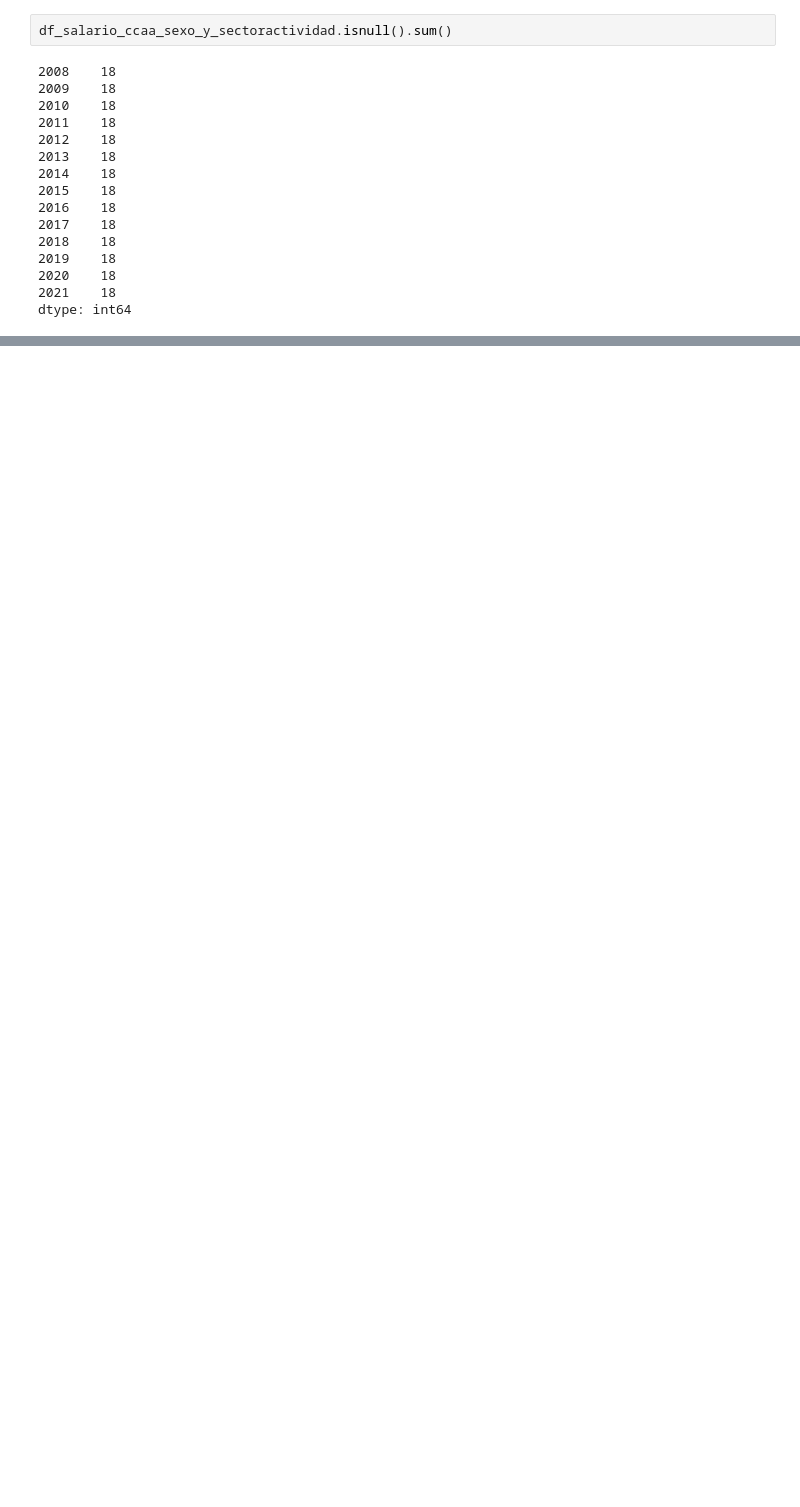
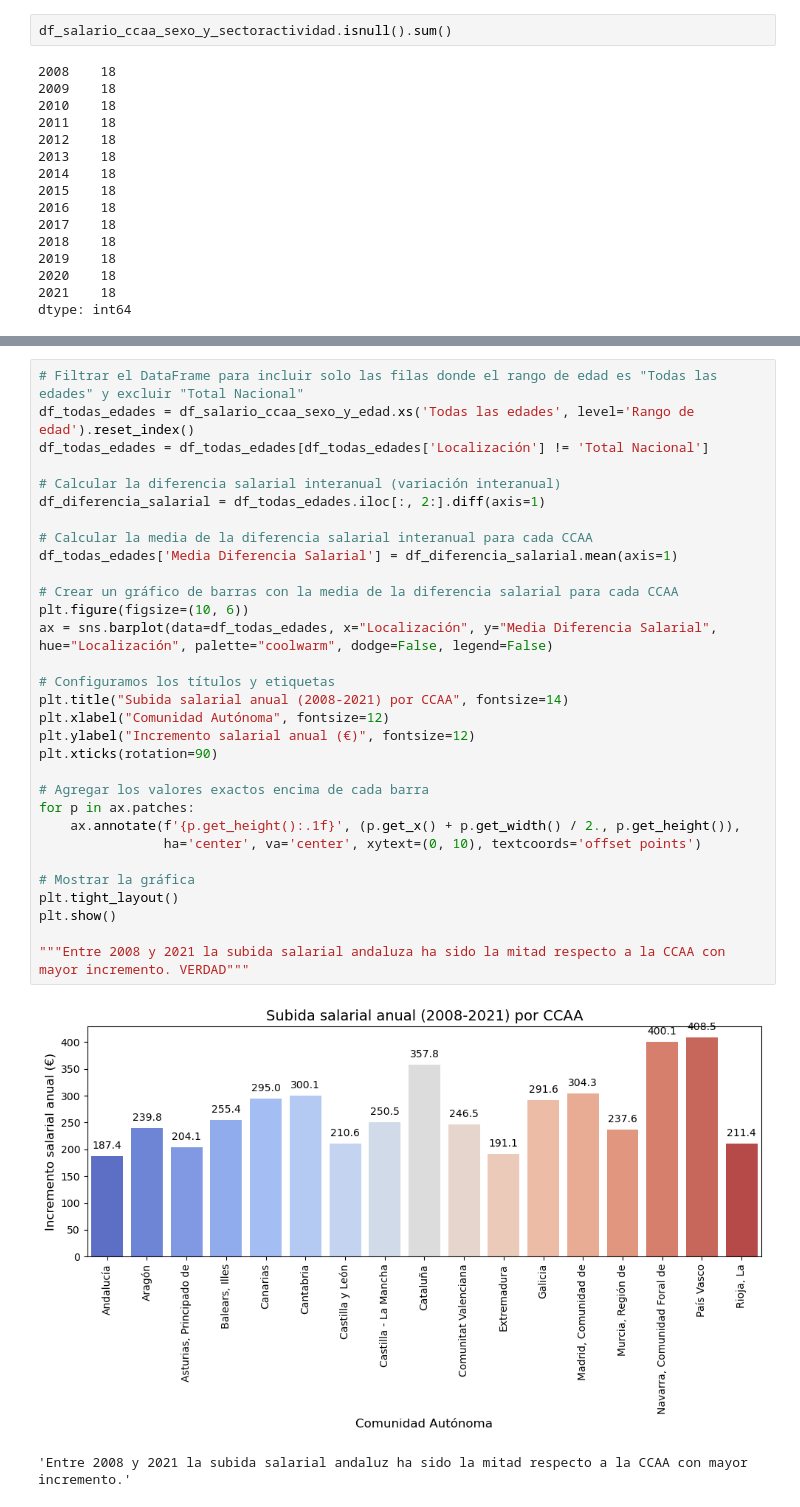
Before and after one commit to adrianbenitezrueda/first-project-data, a Jupyter notebook: adrian_main.ipynb, the cells around one changed output, grey strips where cells are left out. Saved outputs shown, nothing was run; the diff lists cells and outputs as text; blank space fills up the shorter version.

```diff
--- a/adrian_main.ipynb
+++ b/adrian_main.ipynb
@@ -430,0 +845,34 @@ df_salario_ccaa_sexo_y_sectoractividad.dropna()
+# %%
+# Filtrar el DataFrame para incluir solo las filas donde el rango de edad es "Todas las edades" y excluir "Total Nacional"
+df_todas_edades = df_salario_ccaa_sexo_y_edad.xs('Todas las edades', level='Rango de edad').reset_index()
+df_todas_edades = df_todas_edades[df_todas_edades['Localización'] != 'Total Nacional']
+
+# Calcular la diferencia salarial interanual (variación interanual)
+df_diferencia_salarial = df_todas_edades.iloc[:, 2:].diff(axis=1)
+
+# Calcular la media de la diferencia salarial interanual para cada CCAA
+df_todas_edades['Media Diferencia Salarial'] = df_diferencia_salarial.mean(axis=1)
+
+# Crear un gráfico de barras con la media de la diferencia salarial para cada CCAA
+plt.figure(figsize=(10, 6))
+ax = sns.barplot(data=df_todas_edades, x="Localización", y="Media Diferencia Salarial", hue="Localización", palette="coolwarm", dodge=False, legend=False)
+
+# Configuramos los títulos y etiquetas
+plt.title("Subida salarial anual (2008-2021) por CCAA", fontsize=14)
+plt.xlabel("Comunidad Autónoma", fontsize=12)
+plt.ylabel("Incremento salarial anual (€)", fontsize=12)
+plt.xticks(rotation=90)
+
+# Agregar los valores exactos encima de cada barra
+for p in ax.patches:
+    ax.annotate(f'{p.get_height():.1f}', (p.get_x() + p.get_width() / 2., p.get_height()),
+                ha='center', va='center', xytext=(0, 10), textcoords='offset points')
+
+# Mostrar la gráfica
+plt.tight_layout()
+plt.show()
+
+"""Entre 2008 y 2021 la subida salarial andaluza ha sido la mitad respecto a la CCAA con mayor incremento. VERDAD"""
+# %% [output]
+[figure, added]
+'Entre 2008 y 2021 la subida salarial andaluz ha sido la mitad respecto a la CCAA con mayor incremento.'
```
Also changed, not shown: parts of 38 cells of this notebook, 8 other files.
